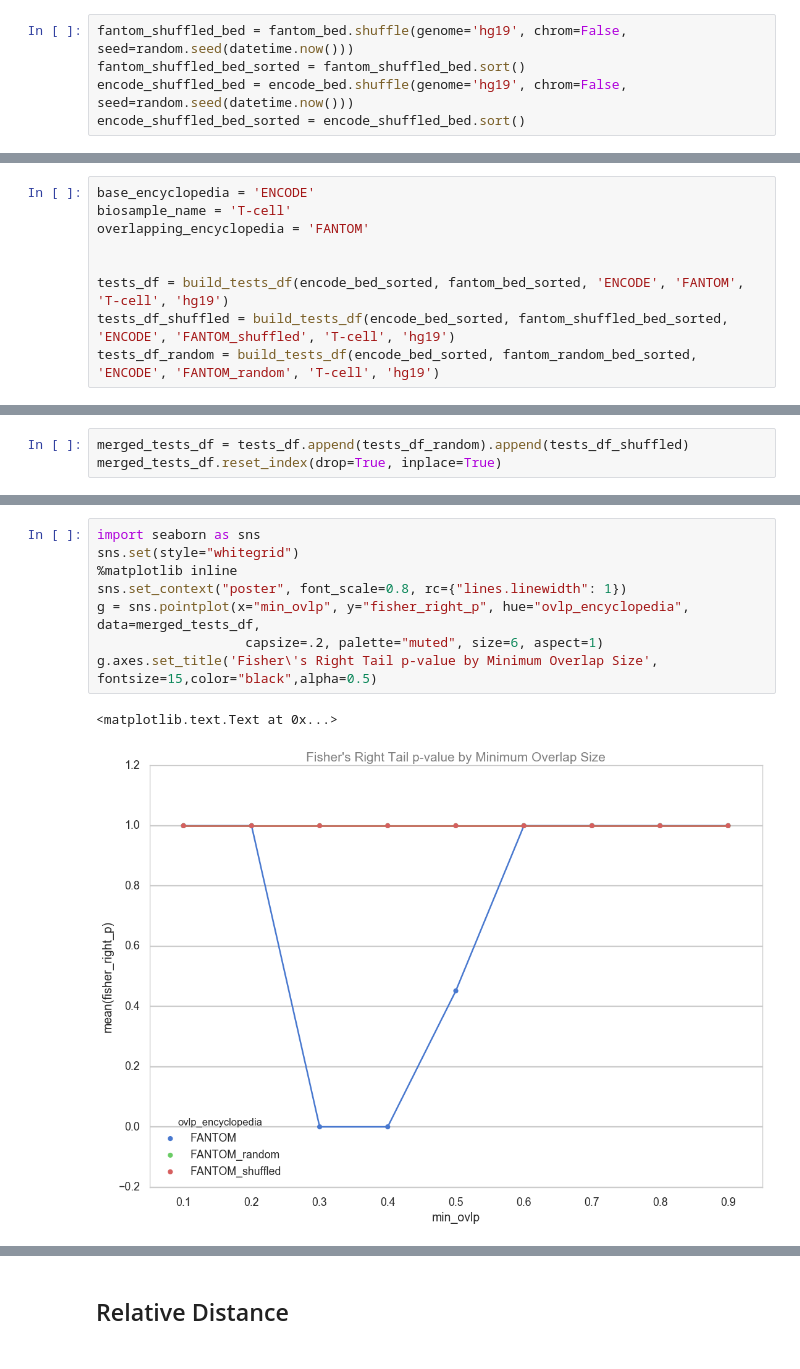
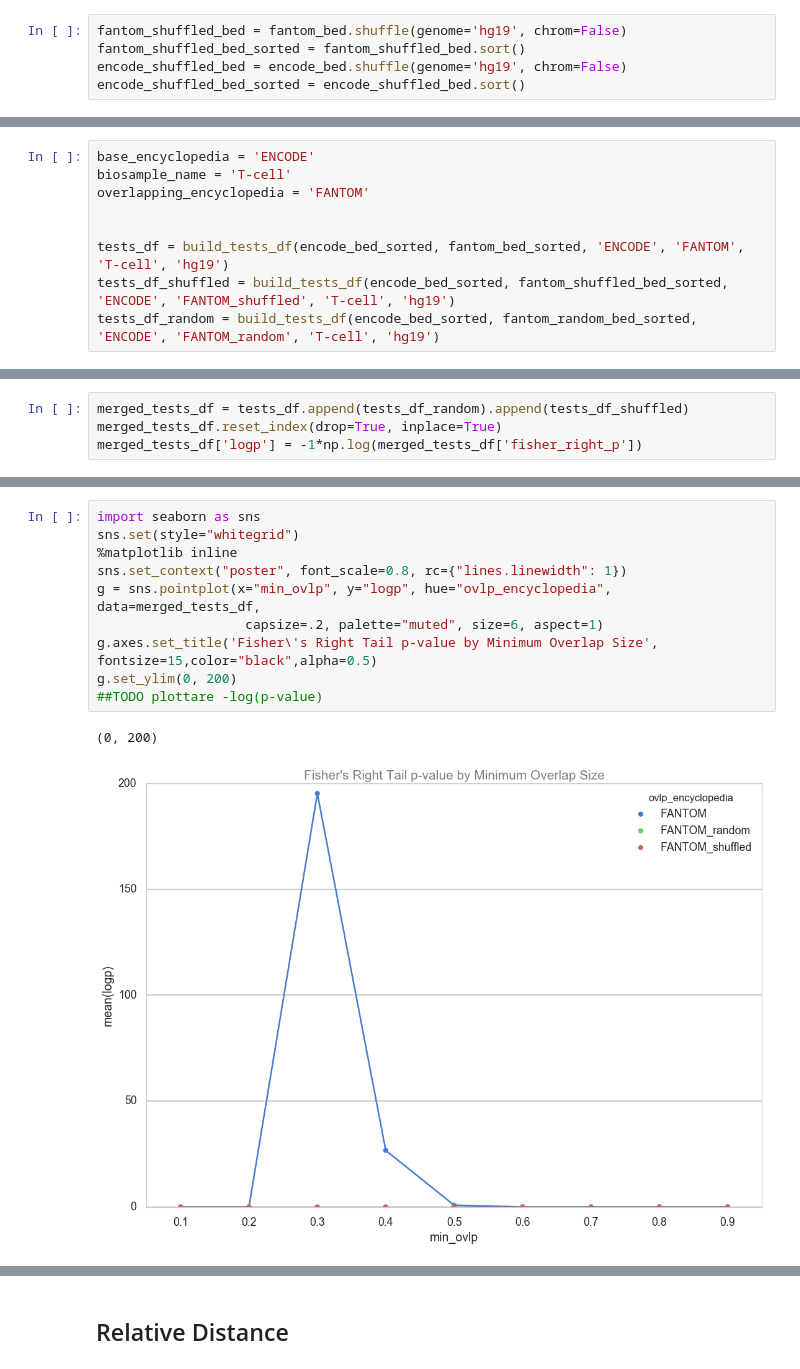
Before and after one commit to mvanzetti/thesis, a Jupyter notebook: notebooks/Null Model.ipynb, the cells around one changed output, grey strips where cells are left out. Cells and saved outputs as stored; diff of their text form.

Commit message:
z test null model

```diff
--- a/notebooks/Null Model.ipynb
+++ b/notebooks/Null Model.ipynb
@@ -60,9 +65,9 @@ std_size(fantom_bed)
 encode_bed_sorted = encode_bed.sort()
 fantom_bed_sorted = fantom_bed.sort()
 # %%
-fantom_shuffled_bed = fantom_bed.shuffle(genome='hg19', chrom=False, seed=random.seed(datetime.now()))
+fantom_shuffled_bed = fantom_bed.shuffle(genome='hg19', chrom=False)
 fantom_shuffled_bed_sorted = fantom_shuffled_bed.sort()
-encode_shuffled_bed = encode_bed.shuffle(genome='hg19', chrom=False, seed=random.seed(datetime.now()))
+encode_shuffled_bed = encode_bed.shuffle(genome='hg19', chrom=False)
 encode_shuffled_bed_sorted = encode_shuffled_bed.sort()
 # %%
 empty_bed = BedTool()
@@ -261,6 +266,7 @@ tests_df_random
 # %%
 merged_tests_df = tests_df.append(tests_df_random).append(tests_df_shuffled)
 merged_tests_df.reset_index(drop=True, inplace=True)
+merged_tests_df['logp'] = -1*np.log(merged_tests_df['fisher_right_p'])
 # %%
 import seaborn as sns
 sns.set(style="whitegrid")
@@ -286,11 +292,13 @@ g.axes.set_title('Fisher\'s Odds Ratio by Minimum Overlap Size', fontsize=15,col
 # %%
 import seaborn as sns
 sns.set(style="whitegrid")
 %matplotlib inline
 sns.set_context("poster", font_scale=0.8, rc={"lines.linewidth": 1})
-g = sns.pointplot(x="min_ovlp", y="fisher_right_p", hue="ovlp_encyclopedia", data=merged_tests_df,
+g = sns.pointplot(x="min_ovlp", y="logp", hue="ovlp_encyclopedia", data=merged_tests_df,
                    capsize=.2, palette="muted", size=6, aspect=1)
 g.axes.set_title('Fisher\'s Right Tail p-value by Minimum Overlap Size', fontsize=15,color="black",alpha=0.5)
+g.set_ylim(0, 200)
+##TODO plottare -log(p-value)
 # %% [output]
-<matplotlib.text.Text at 0x...>
+(0, 200)
-[figure, old version]
+[figure, new version]
```
Also changed, not shown: parts of 23 cells of this notebook, 2 other files.
